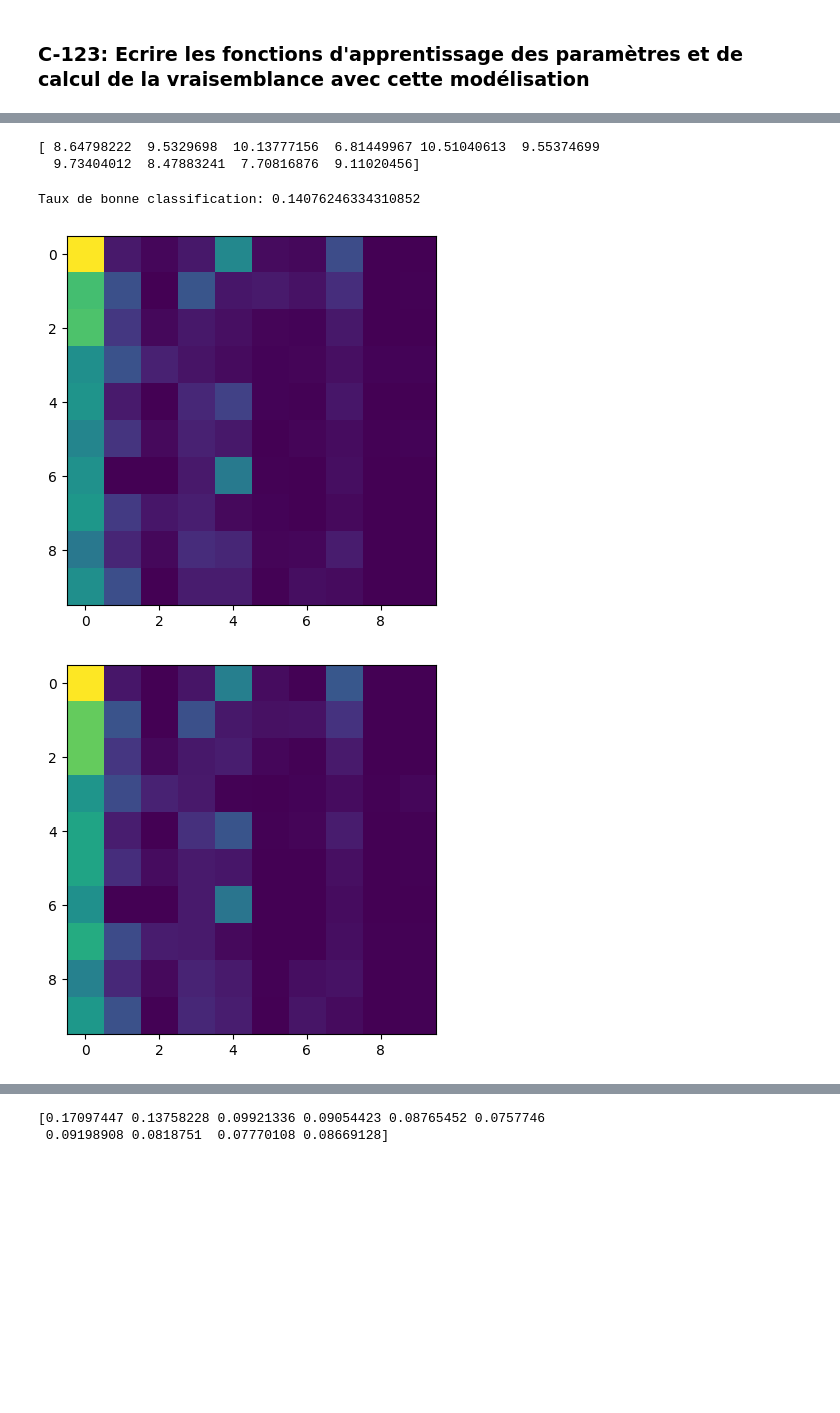
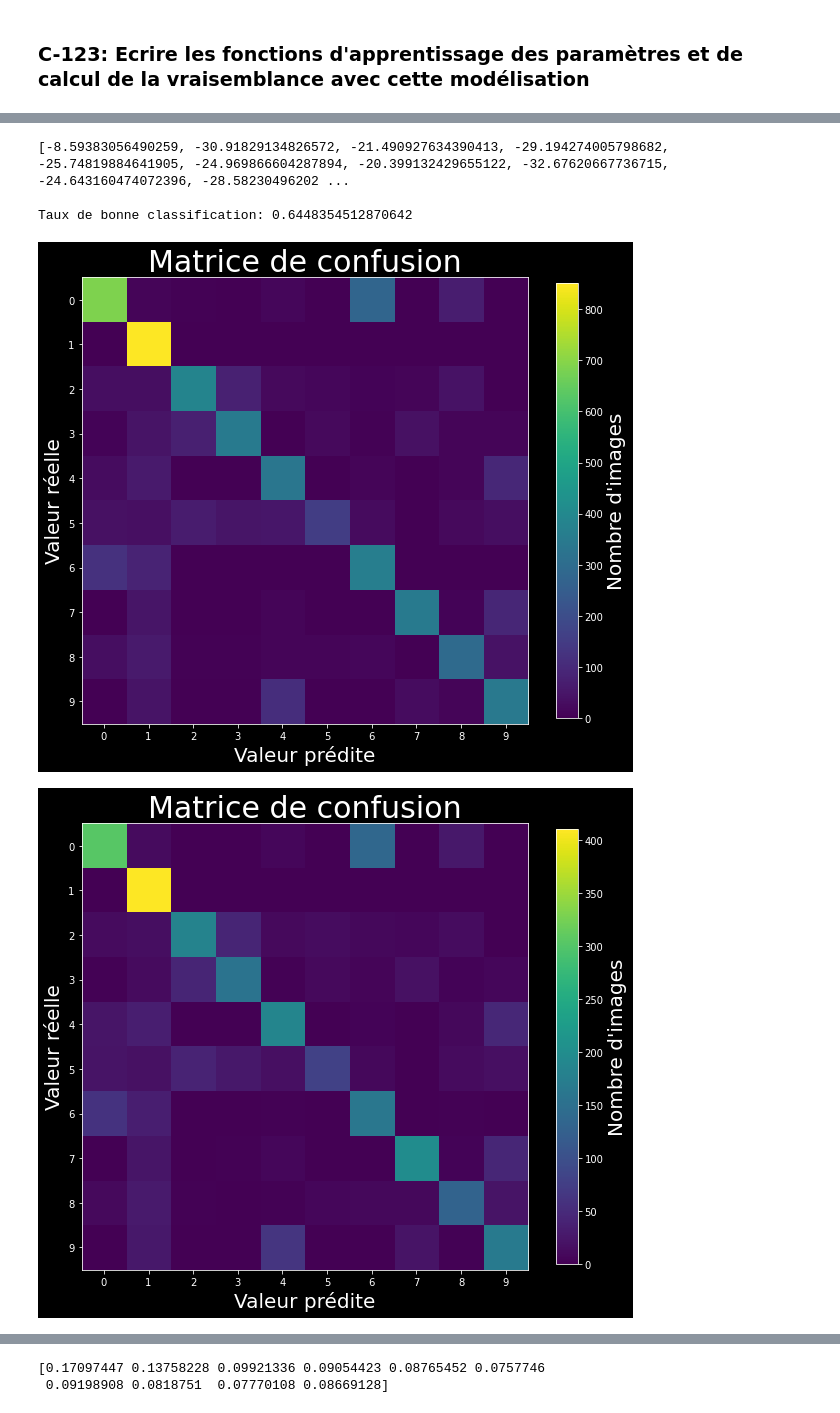
Before and after one commit to White-On/MAPSI_TME_2022, a Jupyter notebook: TME3/enonce-2020/tme3.ipynb, the cells around one changed output, grey strips where cells are left out. Drawn from its saved outputs; the diff is of its cells as text; code cells hidden in the pictures; blank space fills up the shorter version.

```diff
--- a/TME3/enonce-2020/tme3.ipynb
+++ b/TME3/enonce-2020/tme3.ipynb
@@ -525,10 +525,25 @@ def learnGeom (X,Y):
 
 def logpobsGeom(X, theta):
     #  ((1 − p)**(n−1))*p
-    return np.log([np.sum(((1-theta[i])**(X-1))*theta[i]) for i in range(10)])
-    #return [np.sum(((X-1)*np.log(1-theta[i]))+np.log(theta[i])) for i in range(10)]
+    #  les valeurs de theta sont comprises entre 0 et 16 (16 étant la largeur de l'image)
+
+    theta = 1/theta
+    #  Donne un résultat similaire
+    # return np.log(np.array([np.sum(((1-theta[i])**(X-1))*theta[i]) for i in range(10)]))
+    return [np.sum(((X-1)*np.log(1-theta[i]))+np.log(theta[i])) for i in range(10)]
 
 theta = learnGeom(Xg_train, Y_train)
+
+fig, axes = plt.subplots(1,10,figsize=(90,8))
+for i in range(10):
+    ax = plt.subplot(1,10,i+1)
+    matrix = np.zeros((16,16))
+    matrix[range(len(theta[i])),theta[i].astype(int)] = 1
+    ax.imshow(matrix,cmap="gray")
+    ax.set_title("Moyenne de la classe {}".format(i),fontdict={'fontsize': 30})
+    ax.axis("off")
+fig.text(0.5, 0.04, 'Position du premier pixel noir', ha='center', va='center',fontsize=50)
+plt.show()
 
 print(logpobsGeom(Xg_test[1], theta))
 
@@ -540,10 +555,25 @@ mt = matrice_confusion(Y_test, Y_test_hat)
 
 print("\nTaux de bonne classification: {}".format(np.where(Y_test == Y_test_hat, 1, 0).mean()))
 
-plt.figure()
+plt.figure(figsize=(10,10))
 plt.imshow(ma)
+plt.title("Matrice de confusion",fontdict={'fontsize': 30})
+plt.xlabel("Valeur prédite",fontdict={'fontsize': 20})
+plt.ylabel("Valeur réelle",fontdict={'fontsize': 20})
+plt.xticks(range(10),range(10))
+plt.yticks(range(10),range(10))
+colorBar = plt.colorbar(shrink=0.8, pad=0.05)
+colorBar.set_label("Nombre d'images",fontsize=20)
 plt.show()
-plt.figure()
+
+plt.figure(figsize=(10,10))
 plt.imshow(mt)
+plt.title("Matrice de confusion",fontdict={'fontsize': 30})
+plt.xlabel("Valeur prédite",fontdict={'fontsize': 20})
+plt.ylabel("Valeur réelle",fontdict={'fontsize': 20})
+plt.xticks(range(10),range(10))
+plt.yticks(range(10),range(10))
+colorBar = plt.colorbar(shrink=0.8, pad=0.05)
+colorBar.set_label("Nombre d'images",fontsize=20)
 plt.show()
 # %% [output]
@@ -550,8 +581,8 @@ plt.show()
-[ 8.64798222  9.5329698  10.13777156  6.81449967 10.51040613  9.55374699
-  9.73404012  8.47883241  7.70816876  9.11020456]
+[-8.59383056490259, -30.91829134826572, -21.490927634390413, -29.194274005798682, -25.74819884641905, -24.969866604287894, -20.399132429655122, -32.67620667736715, -24.643160474072396, -28.58230496202 ...
+
+Taux de bonne classification: 0.6448354512870642
-Taux de bonne classification: 0.14076246334310852
-[figure, old version]
-[figure, old version]
+[figure, new version]
+[figure, added]
 # %% [markdown]
 # D. Maximum a posteriori
 
```
Also changed, not shown: parts of 12 cells of this notebook.
